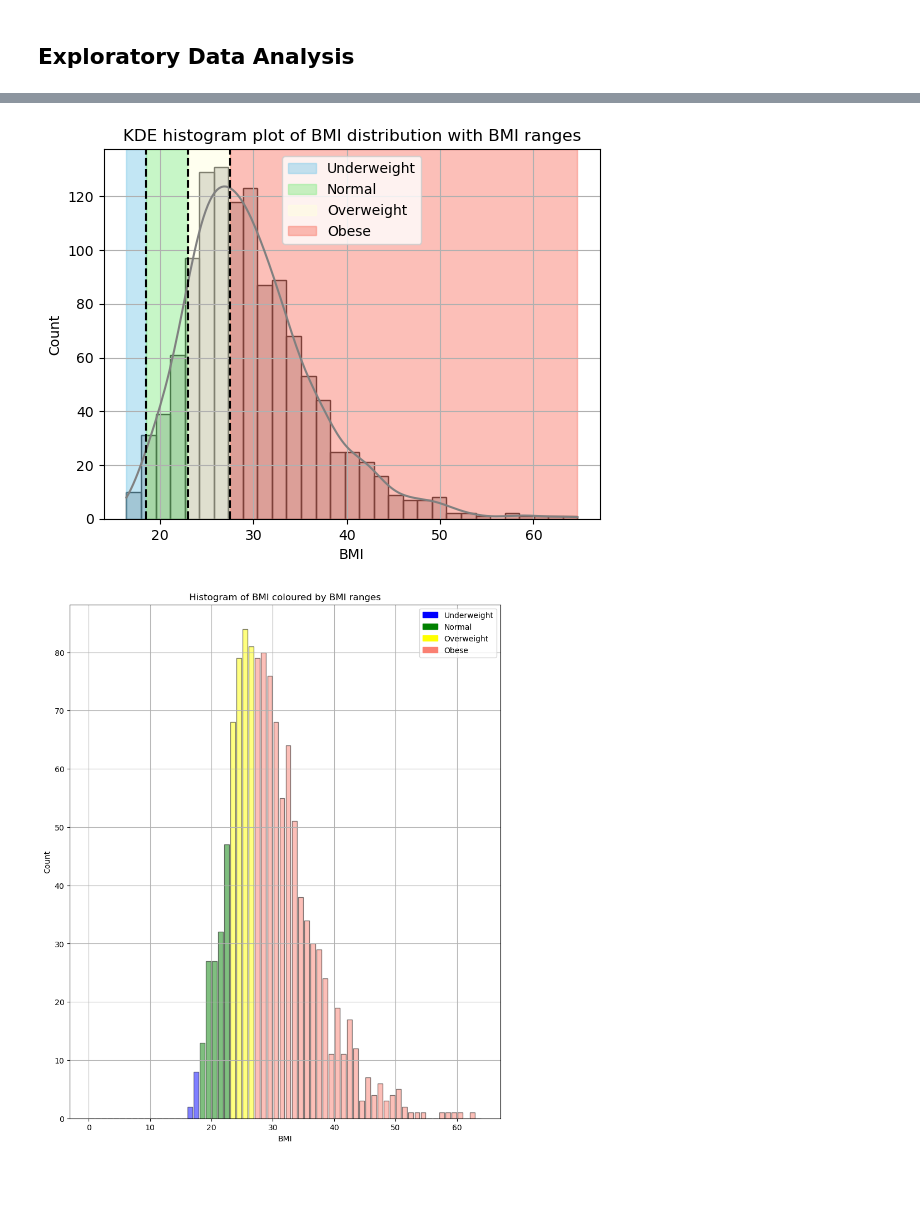
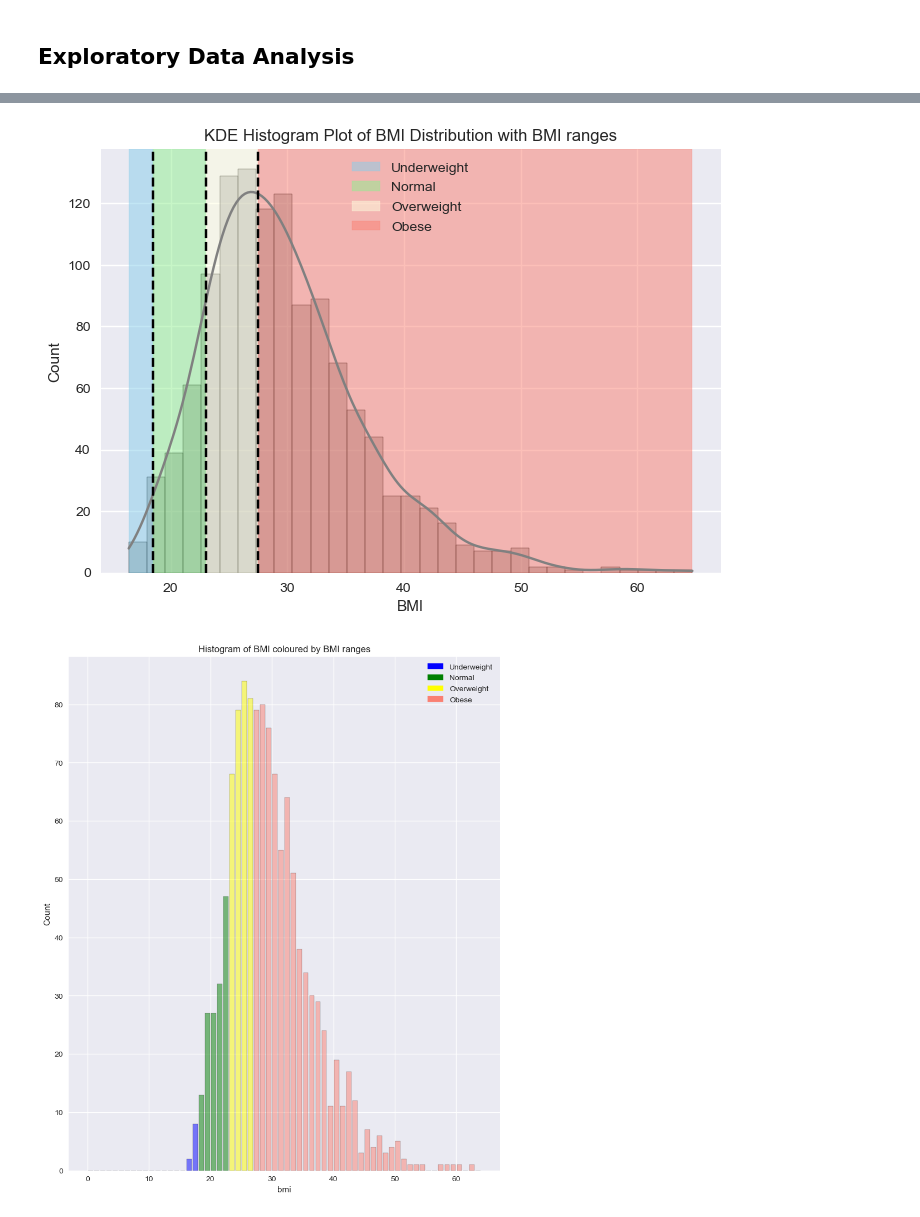
Before and after one commit to ryansoh-42/interpretable-ML-T2DM, a Jupyter notebook: notebooks/02_eda.ipynb, the cells around one changed output, grey strips where cells are left out. Saved outputs shown, nothing was run; the diff lists cells and outputs as text; code cells hidden in the pictures; blank space fills up the shorter version.

```diff
--- a/notebooks/02_eda.ipynb
+++ b/notebooks/02_eda.ipynb
@@ -7,6 +7,8 @@ import numpy as np
 import matplotlib.pyplot as plt
 import seaborn as sns
 %matplotlib inline
+
+plt.style.use("seaborn-v0_8")
 # %%
 df = pd.read_csv("../data/interim/nhanes_data_interim.csv")
 
@@ -27,26 +29,26 @@ array([[<Axes: title={'center': 'bmi'}>,
 # %%
-# KDE Histogram plot for BMI, coloured by their BMI range
-sns.histplot(df["bmi"], kde=True, fill=True, color="gray")
+# # KDE Histogram plot for BMI, coloured by their BMI range
+# sns.histplot(df["bmi"], kde=True, fill=True, color="gray")
 
-# Vertical boundary lines for BMI ranges
-plt.axvline(x=18.5, color="black", linestyle="--")
-plt.axvline(x=23.0, color="black", linestyle="--")
-plt.axvline(x=27.5, color="black", linestyle="--")
+# # Vertical boundary lines for BMI ranges
+# plt.axvline(x=18.5, color="black", linestyle="--")
+# plt.axvline(x=23.0, color="black", linestyle="--")
+# plt.axvline(x=27.5, color="black", linestyle="--")
 
-# Fill areas between lines for each BMI category
-plt.axvspan(df["bmi"].min(), 18.5, color="skyblue", alpha=0.5, label="Underweight")
-plt.axvspan(18.5, 23.0, color="lightgreen", alpha=0.5, label="Normal")
-plt.axvspan(23.0, 27.5, color="lightyellow", alpha=0.5, label="Overweight")
-plt.axvspan(27.5, df["bmi"].max(), color="salmon", alpha=0.5, label="Obese")
+# # Fill areas between lines for each BMI category
+# plt.axvspan(df["bmi"].min(), 18.5, color="skyblue", alpha=0.5, label="Underweight")
+# plt.axvspan(18.5, 23.0, color="lightgreen", alpha=0.5, label="Normal")
+# plt.axvspan(23.0, 27.5, color="lightyellow", alpha=0.5, label="Overweight")
+# plt.axvspan(27.5, df["bmi"].max(), color="salmon", alpha=0.5, label="Obese")
 
-plt.title("KDE histogram plot of BMI distribution with BMI ranges")
-plt.xlabel("BMI")
-plt.ylabel("Count")
-plt.legend()
-plt.grid(True)
-plt.show()
+# plt.title("KDE Histogram Plot of BMI Distribution with BMI ranges")
+# plt.xlabel("BMI")
+# plt.ylabel("Count")
+# plt.legend()
+# plt.grid(True)
+# plt.show()
 # %% [output]
-[figure, old version]
+[figure, new version]
 # %%
 # Plot a histogram of BMI with coloured bars based on BMI range
 hist, bin_edges = np.histogram(df["bmi"], bins=np.arange(0, df["bmi"].max(), 1))
@@ -77,9 +79,9 @@ legend_elements = [
 
 plt.title("Histogram of BMI coloured by BMI ranges")
 plt.legend(handles=legend_elements)
-plt.xlabel("BMI")
+plt.xlabel("bmi")
 plt.ylabel("Count")
 plt.grid(True)
 plt.show()
 # %% [output]
-[figure, old version]
+[figure, new version]
```
Also changed, not shown: parts of 8 cells of this notebook, 3 other files.
